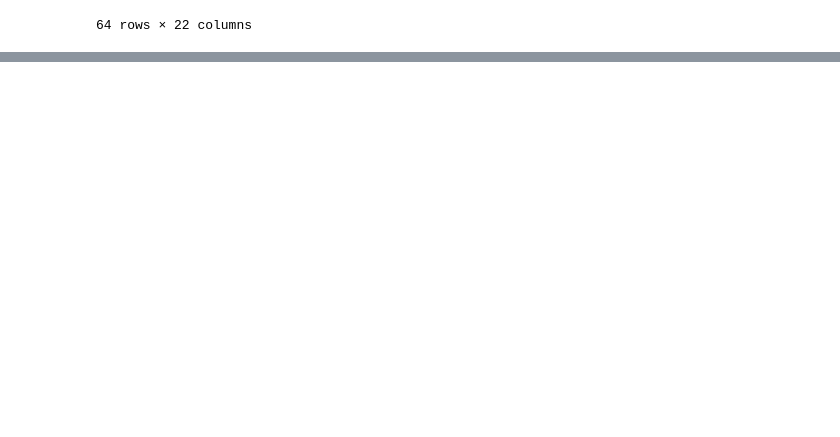
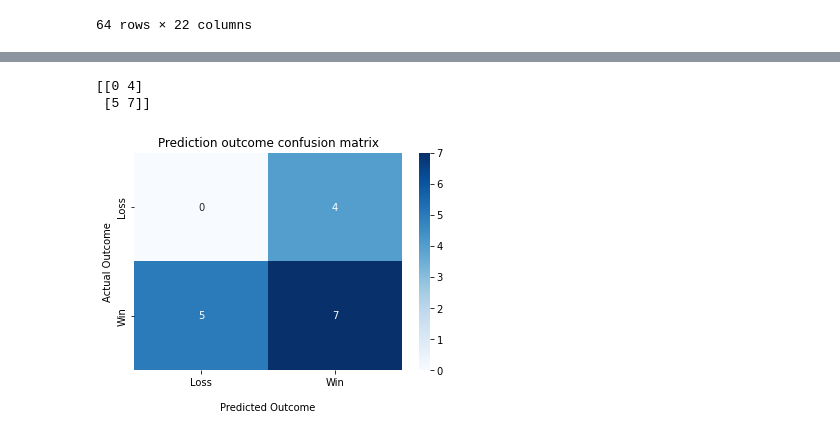
Before and after one commit to rajatjain007/FIFAWorldCupPrediction, a Jupyter notebook: LogisticRegression/phase1.ipynb, the cells around one changed output, grey strips where cells are left out. Saved outputs shown, nothing was run; the diff lists cells and outputs as text; code cells hidden in the pictures; blank space fills up the shorter version.

```diff
--- a/LogisticRegression/phase1.ipynb
+++ b/LogisticRegression/phase1.ipynb
@@ -68,0 +72,27 @@ ValueError: could not convert string to float: 'W'
+# %%
+# Generate graphs
+from sklearn.metrics import confusion_matrix
+
+cf_matrix = confusion_matrix(outcome_predict,targetsTest)
+
+print(cf_matrix)
+# %% [output]
+[[0 4]
+ [5 7]]
+# %%
+import seaborn as sns
+
+ax = sns.heatmap(cf_matrix, annot=True, cmap='Blues')
+
+ax.set_title('Prediction outcome confusion matrix')
+ax.set_xlabel('\nPredicted Outcome')
+ax.set_ylabel('Actual Outcome');
+
+ax.xaxis.set_ticklabels(['Loss','Win'])
+ax.yaxis.set_ticklabels(['Loss','Win'])
+
+plt.show()
+# fig = plt.figure()
+# fig.savefig("anything.png")
+# %% [output]
+[figure, added]
```
Also changed, not shown: parts of 4 cells of this notebook, 1 other file.
